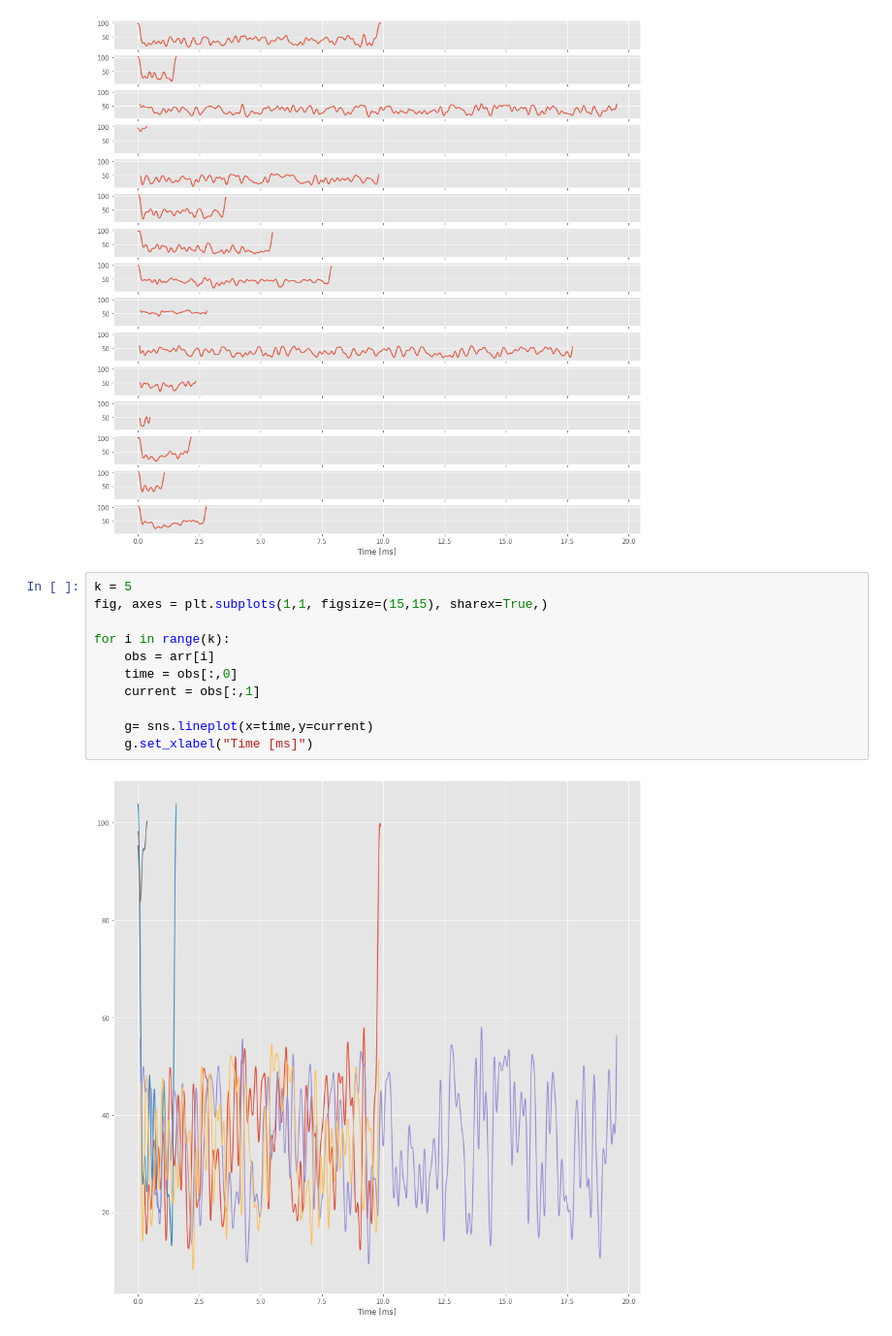
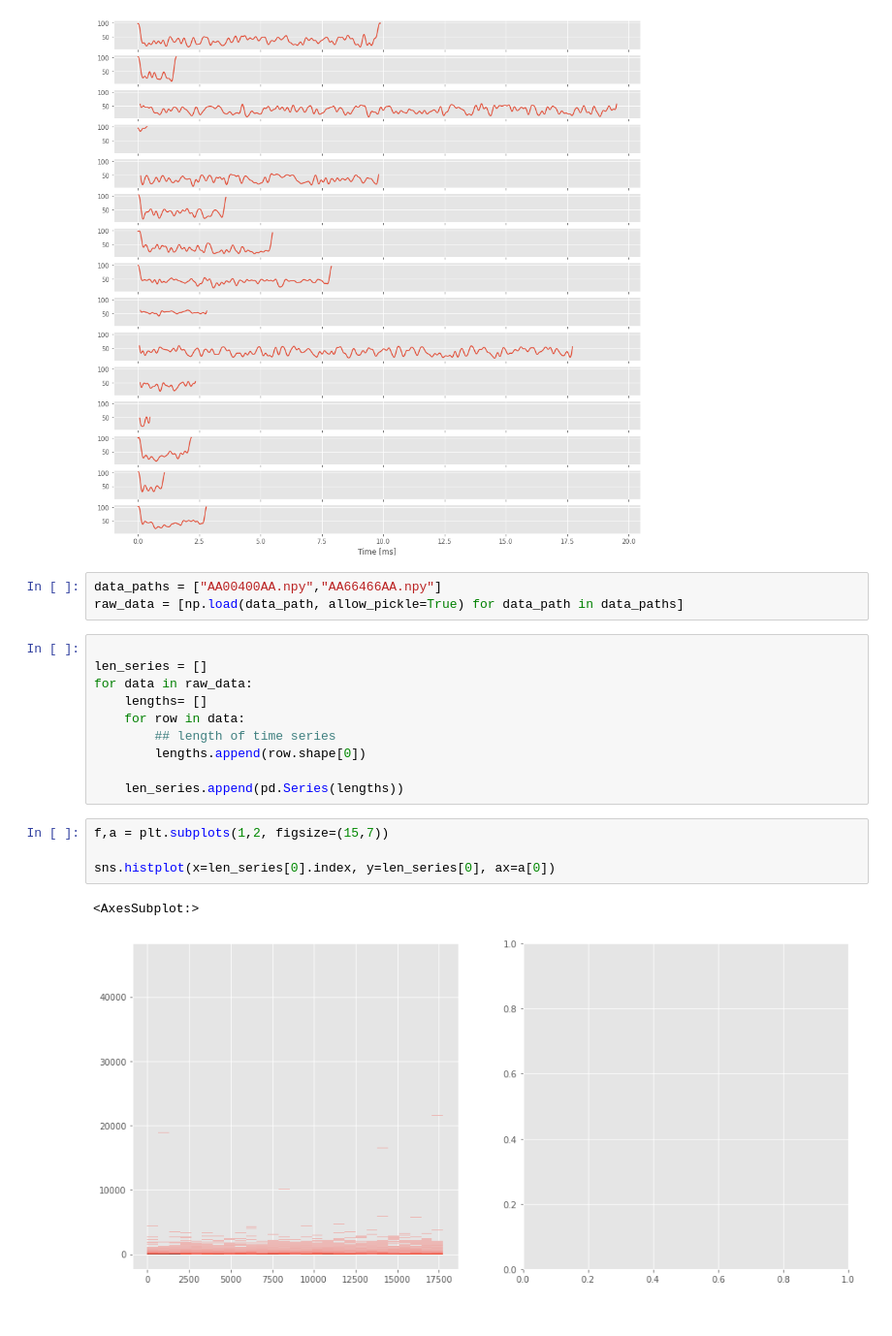
Before and after one commit to HaroldBenoit/ml4science-polymers, a Jupyter notebook: harold/ml_exploration.ipynb, the cells around one changed output. Shown: that part at 97% size. Saved outputs shown, nothing was run; the diff lists cells and outputs as text.

```diff
--- a/harold/ml_exploration.ipynb
+++ b/harold/ml_exploration.ipynb
@@ -29,16 +29,23 @@ for i in range(k):
     g.set_xlabel("Time [ms]")
 # %% [output]
 [figure]
-# %%
-k = 5
-fig, axes = plt.subplots(1,1, figsize=(15,15), sharex=True,)
-
-for i in range(k):
-    obs = arr[i]
-    time = obs[:,0]
-    current = obs[:,1]
-
-    g= sns.lineplot(x=time,y=current)
-    g.set_xlabel("Time [ms]")
-# %% [output]
-[figure, removed]
+# %%
+data_paths = ["AA00400AA.npy","AA66466AA.npy"]
+raw_data = [np.load(data_path, allow_pickle=True) for data_path in data_paths]
+# %%
+
+len_series = []
+for data in raw_data:
+    lengths= []
+    for row in data:
+        ## length of time series
+        lengths.append(row.shape[0])
+
+    len_series.append(pd.Series(lengths))
+# %%
+f,a = plt.subplots(1,2, figsize=(15,7))
+
+sns.histplot(x=len_series[0].index, y=len_series[0], ax=a[0])
+# %% [output]
+<AxesSubplot:>
+[figure, added]
```
Also changed, not shown: 4 other files.
